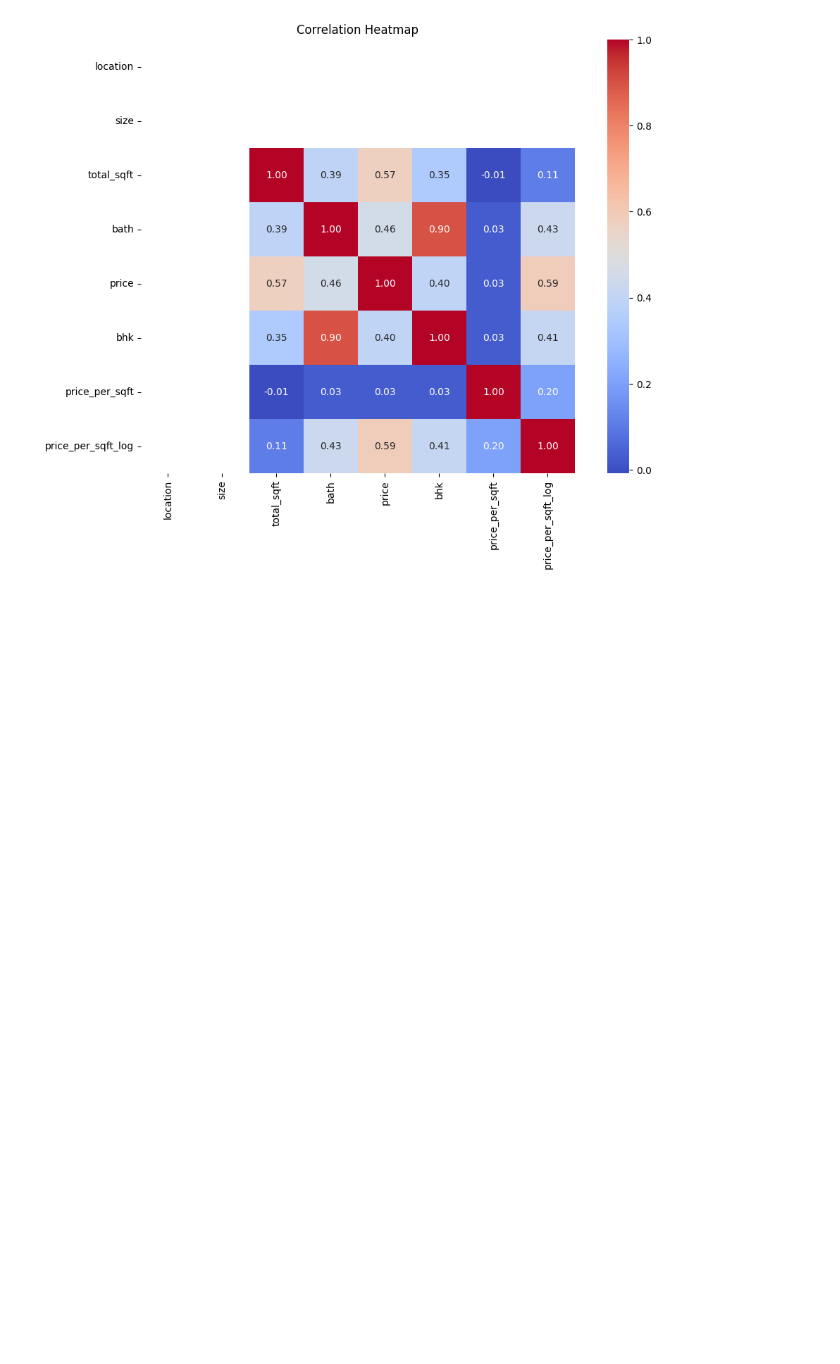
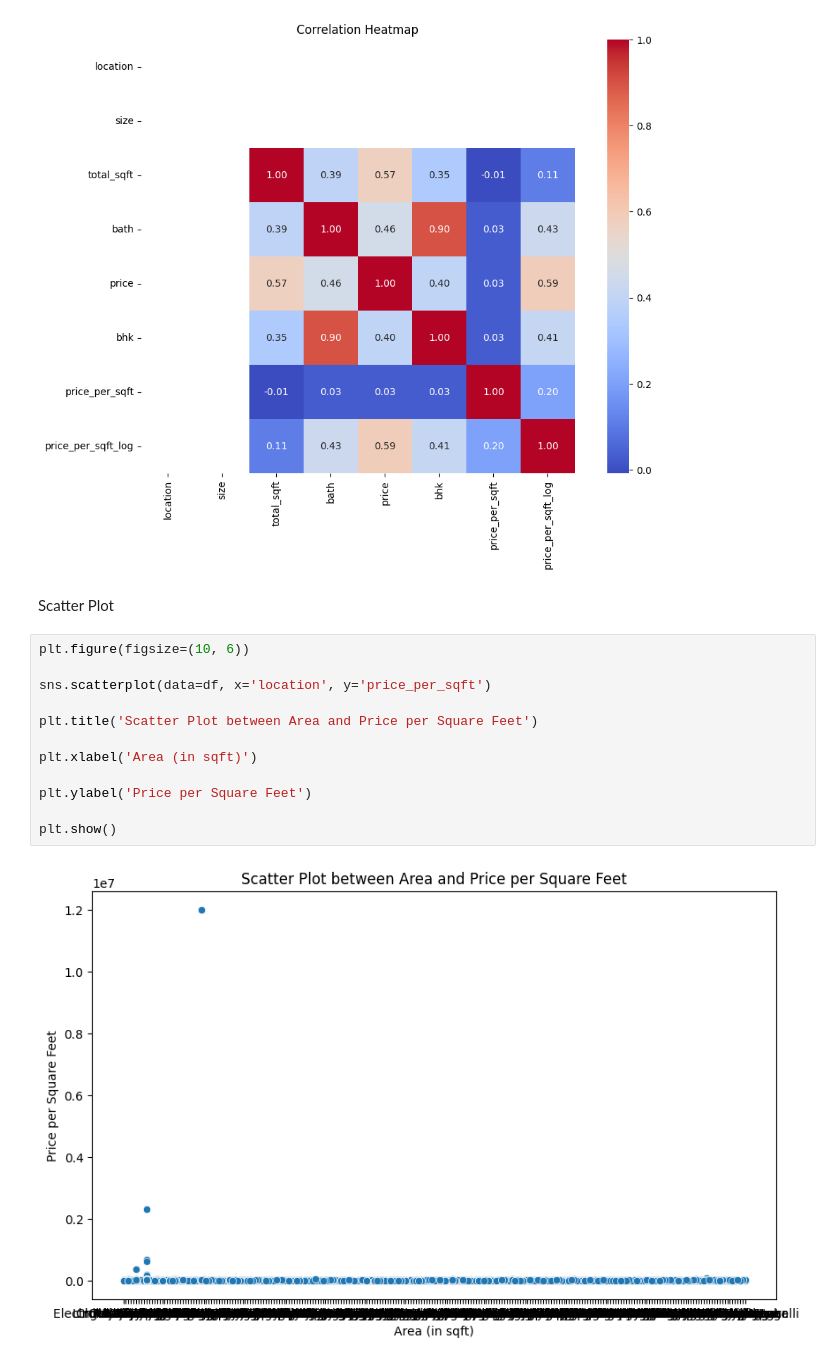
Before and after one commit to sajnanoushad/house_price-, a Jupyter notebook: houseprice.ipynb, the cells around one changed output. Cells and saved outputs as stored; diff of their text form; blank space fills up the shorter version.

```diff
--- a/houseprice.ipynb
+++ b/houseprice.ipynb
@@ -154,3 +154,19 @@ plt.title('Correlation Heatmap')
 plt.show()
 # %% [output]
 [figure]
+# %% [markdown]
+ Scatter Plot
+# %%
+plt.figure(figsize=(10, 6))
+
+sns.scatterplot(data=df, x='location', y='price_per_sqft')
+
+plt.title('Scatter Plot between Area and Price per Square Feet')
+
+plt.xlabel('Area (in sqft)')
+
+plt.ylabel('Price per Square Feet')
+
+plt.show()
+# %% [output]
+[figure, added]
```
